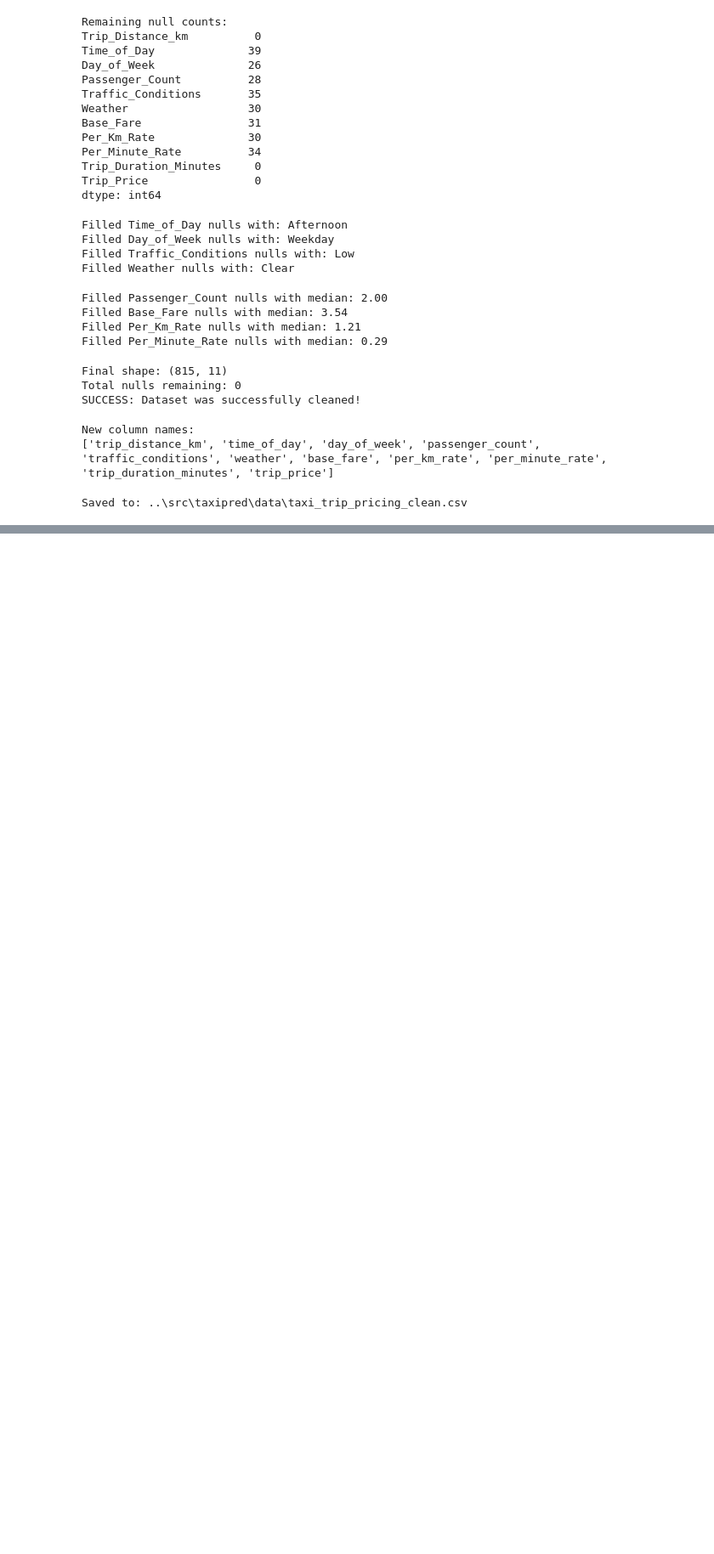
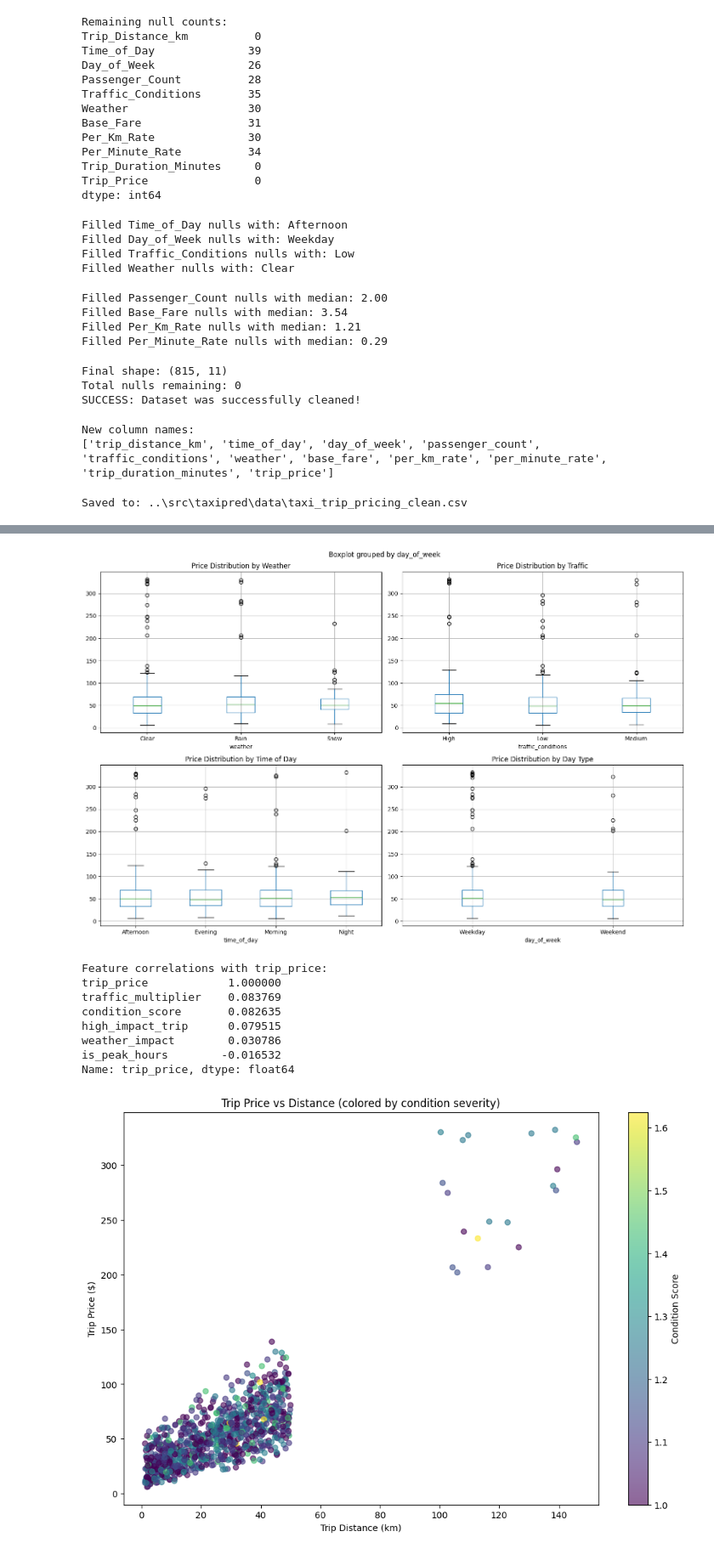
Before and after one commit to wahdanz1/taxi-prediction-fullstack-daniel-opa24, a Jupyter notebook: explorations/eda.ipynb, the cells around one changed output, grey strips where cells are left out. Shown at 85% size. Cells and saved outputs as stored; diff of their text form; code cells hidden in the pictures; blank space fills up the shorter version.

Commit message:
Add code block from round 3 cleaning

```diff
--- a/explorations/eda.ipynb
+++ b/explorations/eda.ipynb
@@ -330,0 +333,58 @@ Saved to: ..\src\taxipred\data\taxi_trip_pricing_clean.csv
+# %%
+import pandas as pd
+import matplotlib.pyplot as plt
+from pathlib import Path
+
+clean_csv_path = Path("../src/taxipred/data/taxi_trip_pricing_clean.csv")
+
+# Load the cleaned data with engineered features
+df_clean = pd.read_csv(clean_csv_path)
+
+# 1. Price vs conditions scatter plots
+fig, axes = plt.subplots(2, 2, figsize=(15, 10))
+
+# Weather impact
+df_clean.boxplot(column='trip_price', by='weather', ax=axes[0,0])
+axes[0,0].set_title('Price Distribution by Weather')
+
+# Traffic impact
+df_clean.boxplot(column='trip_price', by='traffic_conditions', ax=axes[0,1])
+axes[0,1].set_title('Price Distribution by Traffic')
+
+# Time of day impact
+df_clean.boxplot(column='trip_price', by='time_of_day', ax=axes[1,0])
+axes[1,0].set_title('Price Distribution by Time of Day')
+
+# Weekend vs weekday
+df_clean.boxplot(column='trip_price', by='day_of_week', ax=axes[1,1])
+axes[1,1].set_title('Price Distribution by Day Type')
+
+plt.tight_layout()
+plt.show()
+
+# 2. Check correlation between engineered features and price
+correlations = df_clean[['trip_price', 'weather_impact', 'traffic_multiplier',
+                        'condition_score', 'is_peak_hours', 'high_impact_trip']].corr()['trip_price'].sort_values(ascending=False)
+print("Feature correlations with trip_price:")
+print(correlations)
+
+# 3. Distance vs price colored by conditions
+plt.figure(figsize=(12, 8))
+scatter = plt.scatter(df_clean['trip_distance_km'], df_clean['trip_price'],
+                    c=df_clean['condition_score'], cmap='viridis', alpha=0.6)
+plt.colorbar(scatter, label='Condition Score')
+plt.xlabel('Trip Distance (km)')
+plt.ylabel('Trip Price ($)')
+plt.title('Trip Price vs Distance (colored by condition severity)')
+plt.show()
+# %% [output]
+[figure, added]
+Feature correlations with trip_price:
+trip_price            1.000000
+traffic_multiplier    0.083769
+condition_score       0.082635
+high_impact_trip      0.079515
+weather_impact        0.030786
+is_peak_hours        -0.016532
+Name: trip_price, dtype: float64
+[figure, added]
```
Also changed, not shown: parts of 1 cell of this notebook.
